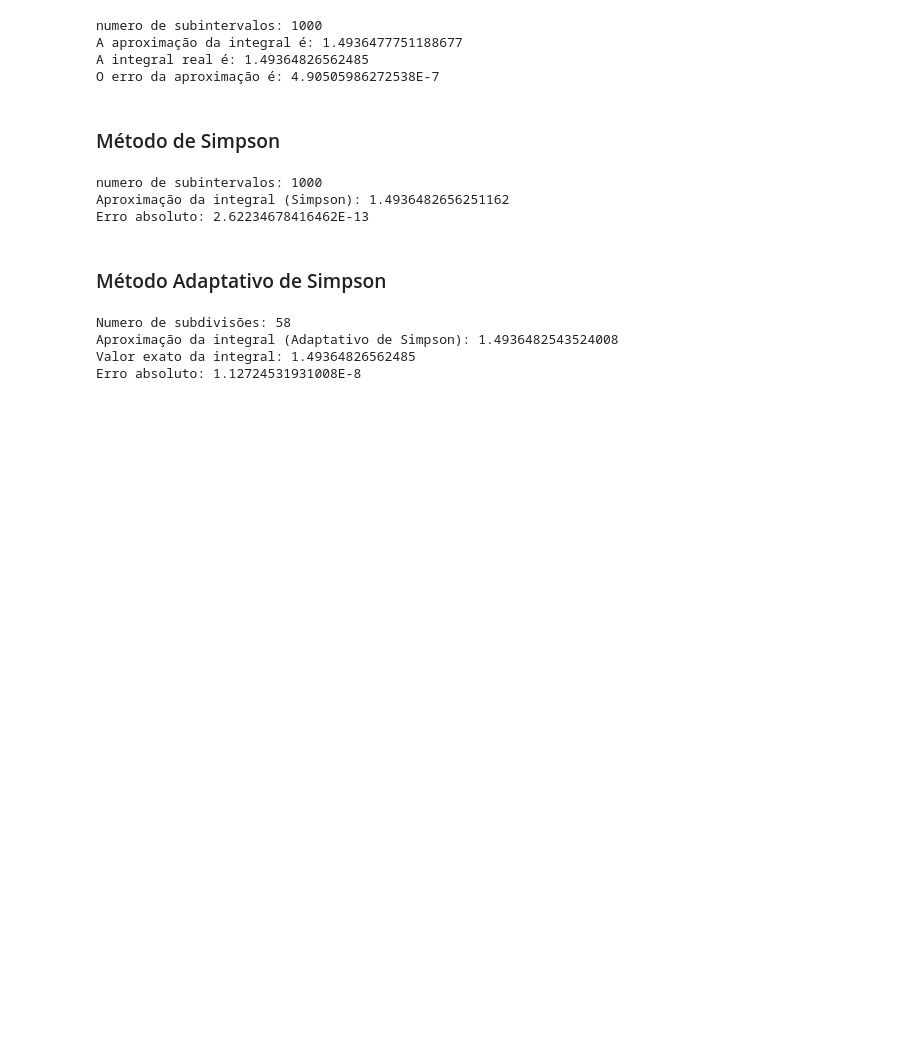
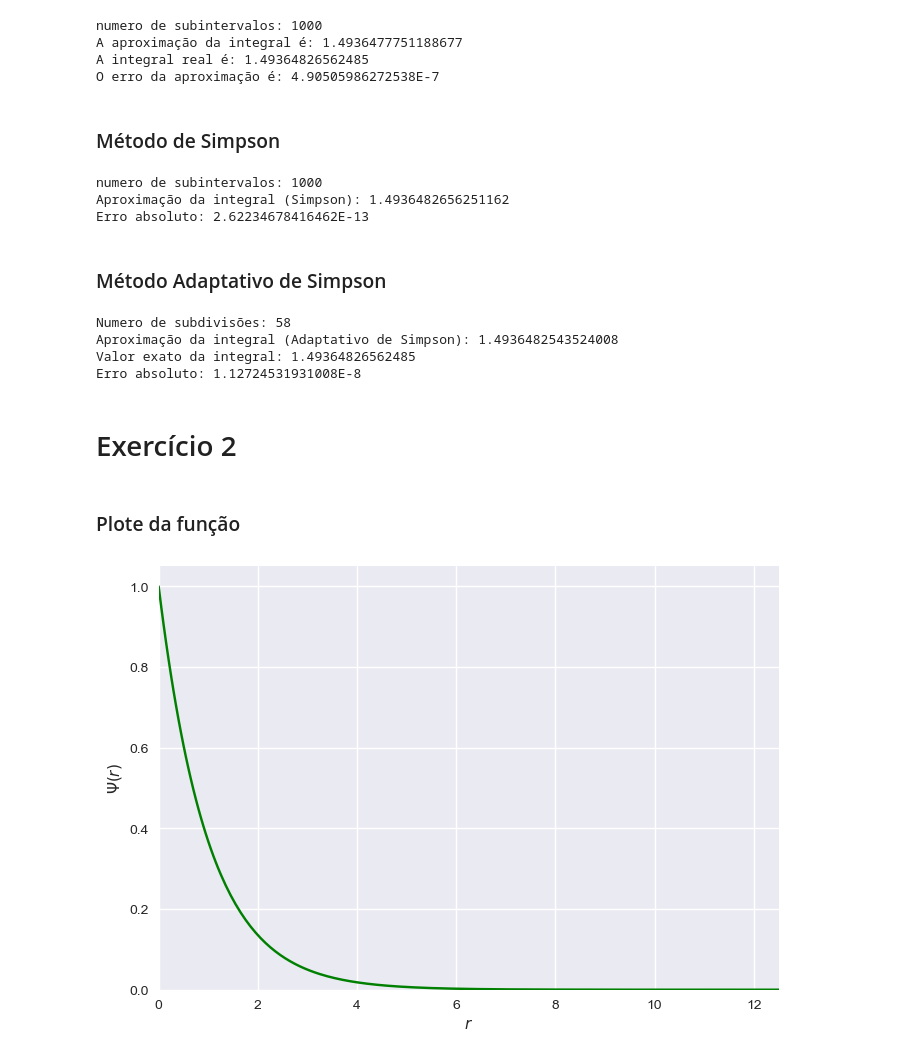
Before and after one commit to LuizDaniel-2/ATV7-FisComp, a Jupyter notebook: ATV7.ipynb, the cells around one changed output. Saved outputs shown, nothing was run; the diff lists cells and outputs as text; code cells hidden in the pictures; blank space fills up the shorter version.

```diff
--- a/ATV7.ipynb
+++ b/ATV7.ipynb
@@ -260,3 +260,22 @@ Numero de subdivisões: 58
 Aproximação da integral (Adaptativo de Simpson): 1.4936482543524008
 Valor exato da integral: 1.49364826562485
 Erro absoluto: 1.12724531931008E-8
+# %% [markdown]
+# Exercício 2
+# %% [markdown]
+### Plote da função
+# %%
+def psi(r):
+    return np.exp(-r)
+
+r = linspace(0,50,1000)
+
+plt.plot(r,psi(r),color='green',label='1/π e^(-r)')
+plt.xlabel(f'$r$')
+plt.ylabel(f'$\Psi(r)$')
+plt.xlim(0,12.5)
+plt.ylim(0)
+plt.style.use('seaborn-v0_8')
+plt.show()
+# %% [output]
+[figure, added]
```
Also changed, not shown: parts of 8 cells of this notebook.
